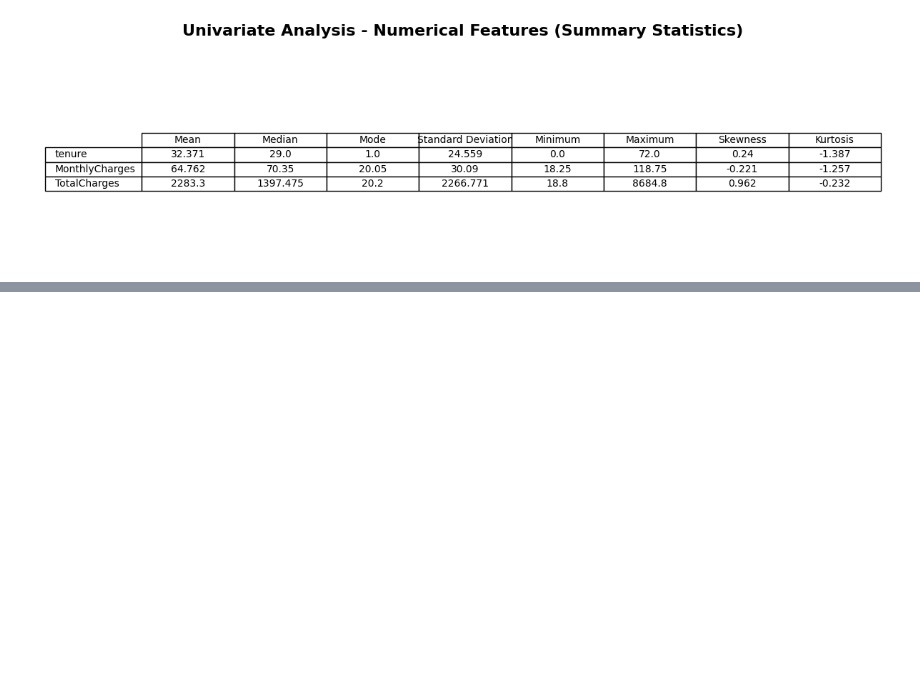
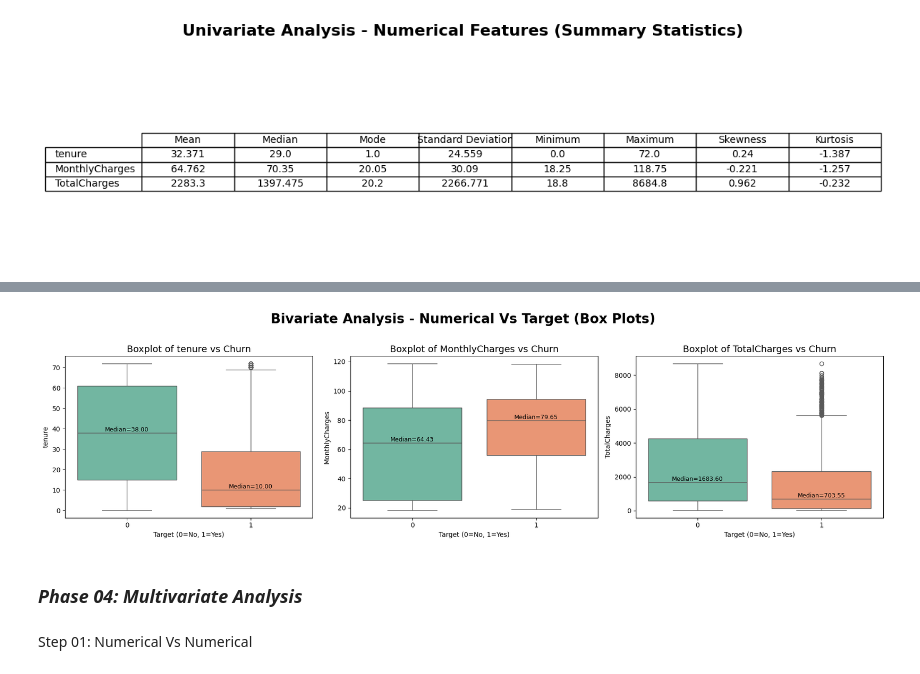
Before and after one commit to DewliniHerath/Telco_Churn_Predictor, a Jupyter notebook: notebooks/Telco_eda.ipynb, the cells around one changed output, grey strips where cells are left out. Saved outputs shown, nothing was run; the diff lists cells and outputs as text; code cells hidden in the pictures; blank space fills up the shorter version.

```diff
--- a/notebooks/Telco_eda.ipynb
+++ b/notebooks/Telco_eda.ipynb
@@ -419,0 +460,35 @@ plot_numerical_summary_table(telco_df,exclude_cols=None)
+# %%
+
+# plotting numerical vs target
+def plot_num_vs_target_boxgrid(df,target_col,exclude_cols=None,n_cols=3,palette="husl"):
+  df = df.copy()
+  df[target_col]=df[target_col].map({"Yes":1, "No":0})
+  num_cols = df.select_dtypes(include=['int64','float64']).columns.tolist()
+  if exclude_cols:
+    num_cols = [col for col in num_cols if col not in exclude_cols]
+  n_rows = (len(num_cols)+n_cols-1)//n_cols
+  fig, axes= plt.subplots(n_rows,n_cols, figsize=(18,5*n_rows))
+  axes = axes.flatten()
+  fig.suptitle("Bivariate Analysis - Numerical Vs Target (Box Plots)", fontsize=20, fontweight='bold')
+  for i, col in enumerate(num_cols):
+    sns.boxplot(data=df, x=target_col, y=col, ax=axes[i], palette=palette)
+    axes[i].set_title(f"Boxplot of {col} vs {target_col}", fontsize=14)
+    axes[i].set_xlabel("Target (0=No, 1=Yes)")
+    axes[i].set_ylabel(col)
+    medians = df.groupby(target_col)[col].median()
+    for j,median in enumerate(medians):
+      axes[i].text(j, median, f"Median={median:.2f}", ha="center", va= 'bottom', fontsize=9, color="black")
+  for j in range(len(num_cols),len(axes)):
+    fig.delaxes(axes[j])
+  plt.tight_layout(rect=[0,0,1,0.96])
+  plt.savefig('/content/drive/MyDrive/ML_Coursework/bivariate_numerical_vs_target.png',bbox_inches='tight')
+  plt.show()
+# %%
+# using above function
+plot_num_vs_target_boxgrid(telco_df, target_col="Churn",exclude_cols=["Churn"],n_cols=3,palette="Set2")
+# %% [output]
+[figure, added]
+# %% [markdown]
+### *Phase 04: Multivariate Analysis*
+# %% [markdown]
+Step 01: Numerical Vs Numerical
```
Also changed, not shown: parts of 7 cells of this notebook.
